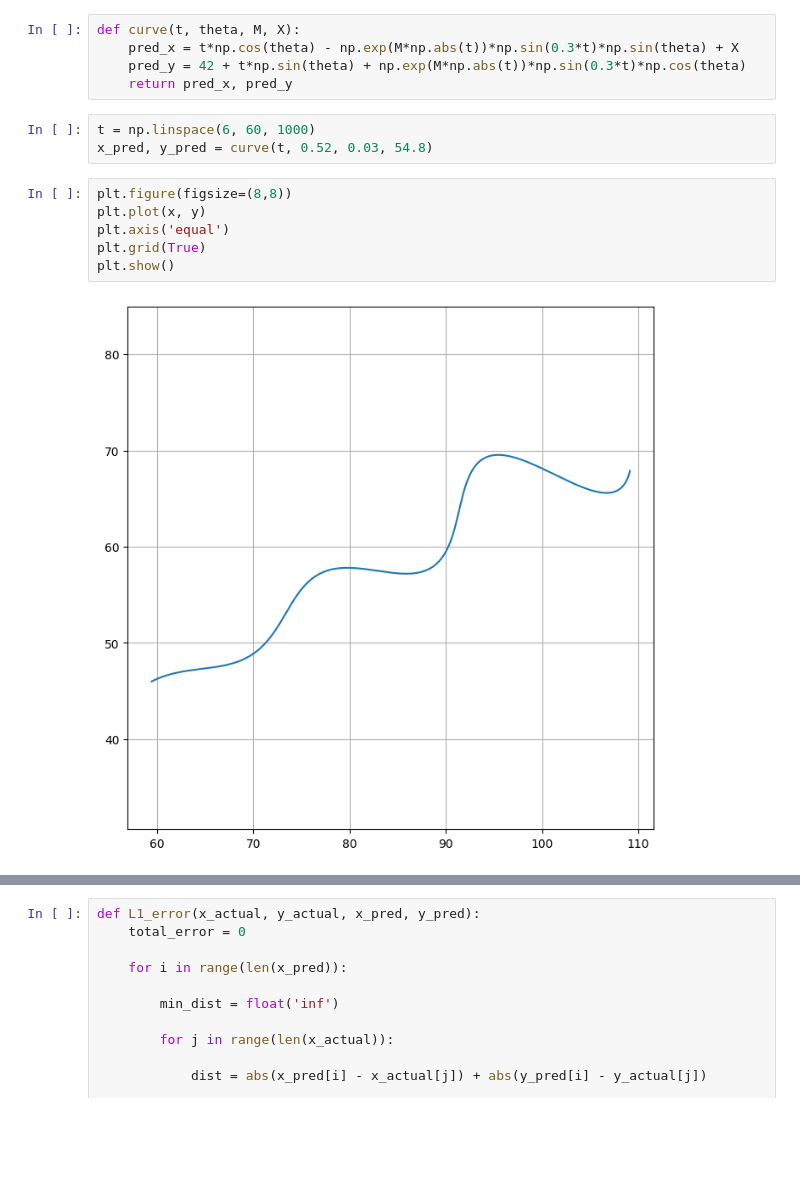
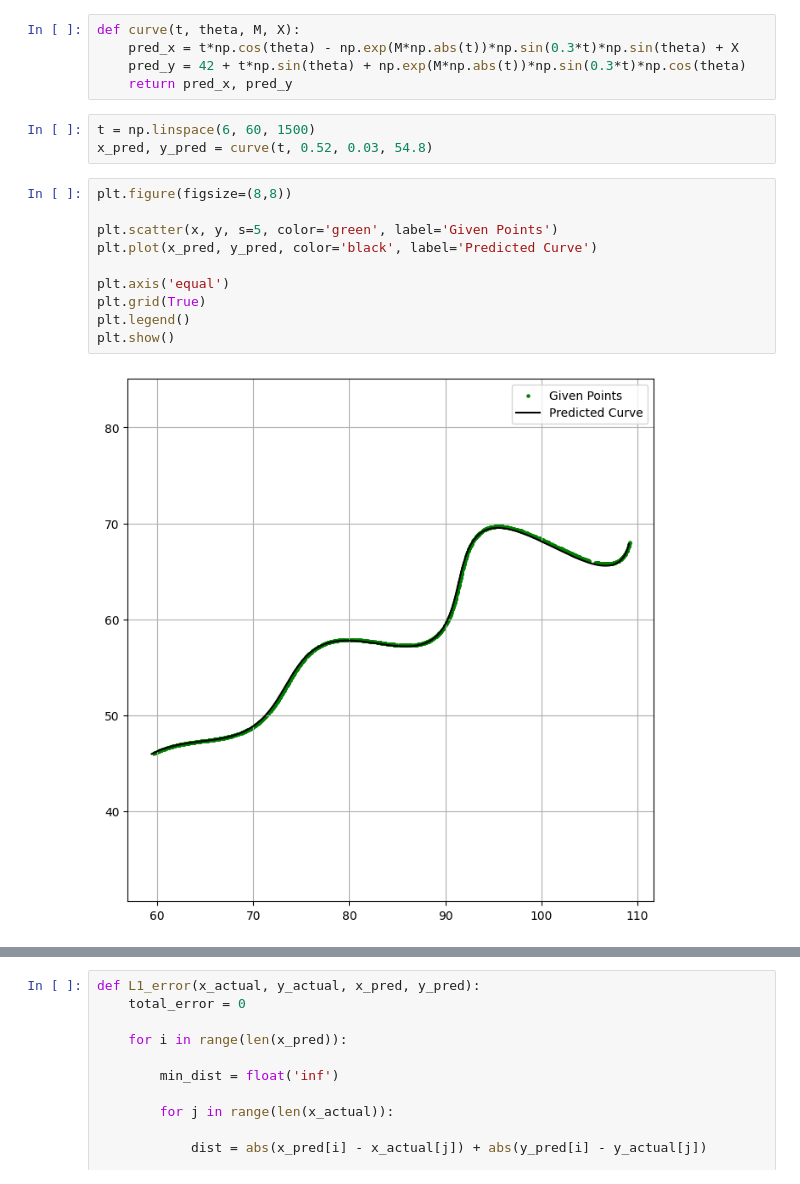
Before and after one commit to suryarao551/flam_assignment, a Jupyter notebook: AI_R&D Assignment .ipynb, the cells around one changed output, grey strips where cells are left out. Drawn from its saved outputs; the diff is of its cells as text; blank space fills up the shorter version.

```diff
--- a/AI_R&D Assignment .ipynb
+++ b/AI_R&D Assignment .ipynb
@@ -64,13 +81,17 @@ def curve(t, theta, M, X):
     pred_y = 42 + t*np.sin(theta) + np.exp(M*np.abs(t))*np.sin(0.3*t)*np.cos(theta)
     return pred_x, pred_y
 # %%
-t = np.linspace(6, 60, 1000)
+t = np.linspace(6, 60, 1500)
 x_pred, y_pred = curve(t, 0.52, 0.03, 54.8)
 # %%
 plt.figure(figsize=(8,8))
-plt.plot(x, y)
+
+plt.scatter(x, y, s=5, color='green', label='Given Points')
+plt.plot(x_pred, y_pred, color='black', label='Predicted Curve')
+
 plt.axis('equal')
 plt.grid(True)
+plt.legend()
 plt.show()
 # %% [output]
-[figure, old version]
+[figure, new version]
```
Also changed, not shown: parts of 49 cells of this notebook.
